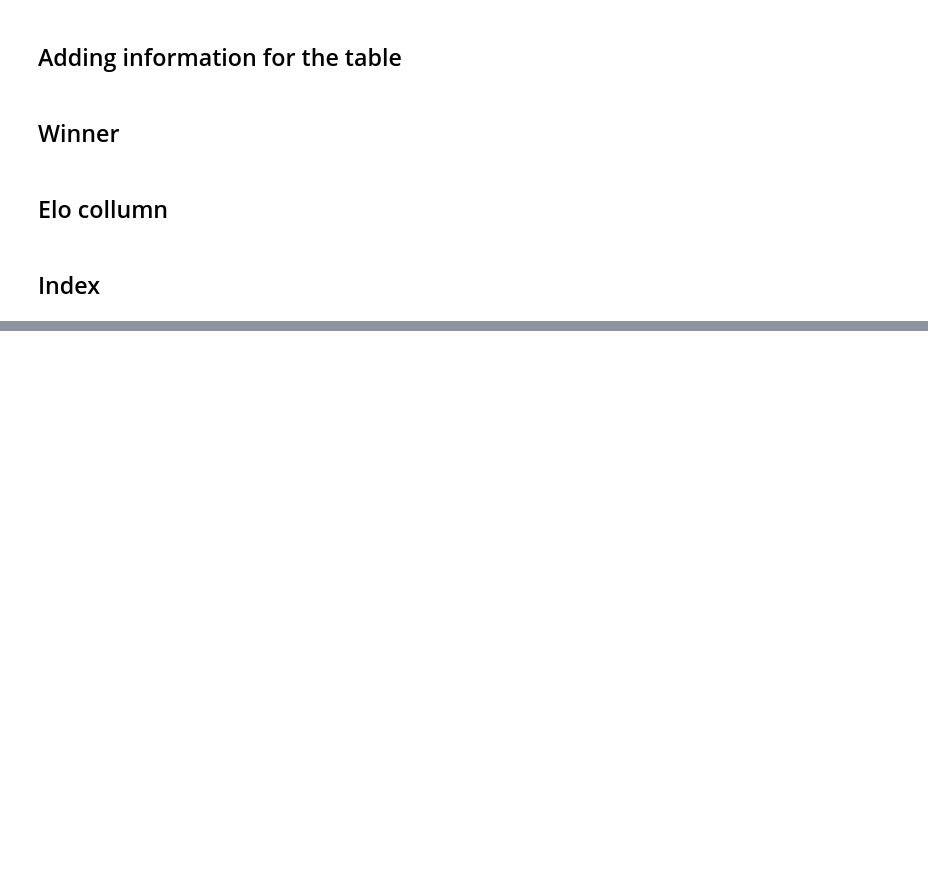
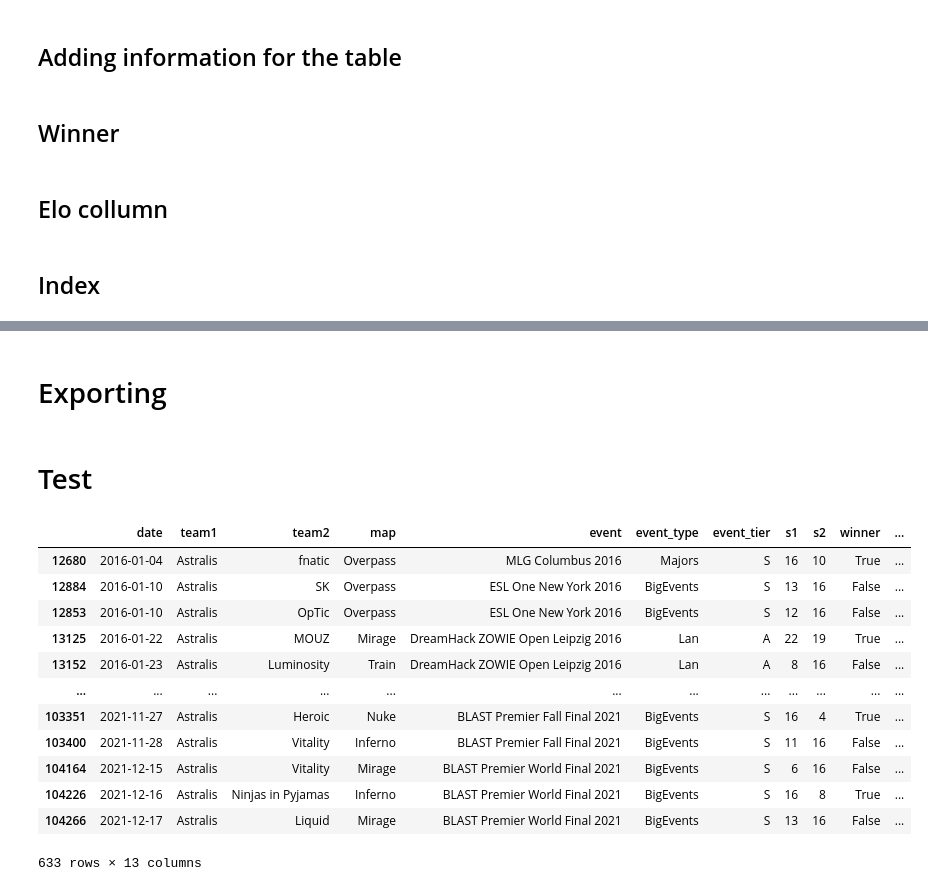
Before and after one commit to Lucascapdeville/Elo_CSGO, a Jupyter notebook: data_cleaning.ipynb, the cells around one changed output, grey strips where cells are left out. Drawn from its saved outputs; the diff is of its cells as text; code cells hidden in the pictures; blank space fills up the shorter version.

```diff
--- a/data_cleaning.ipynb
+++ b/data_cleaning.ipynb
@@ -38,7 +50,9 @@ match_history.loc[match_history['s2'] == "-",'s2'] = 16
 # %% [markdown]
 ### Removing duplicates
 # %%
-match_history.drop_duplicates(subset=match_history.columns.difference(['event_type']),keep='last',inplace=True)
+# priortyze removing Online>Lan>BigEvents>Majors
+match_history.sort_values(by=['event_tier','event_type'],inplace = True)
+match_history.drop_duplicates(subset=(match_history.columns.difference(['event_tier','event_type'])),keep='last',inplace=True)
 # %% [markdown]
 ## Change type
 # %% [markdown]
@@ -89,2 +85,26 @@ match_history.head(20)
+# %%
+match_history.sort_values(by='date',inplace=True)
+# %% [markdown]
+# Exporting
 # %%
 match_history.to_csv('data/matches.csv',sep=';',index=False)
+# %% [markdown]
+# Test
+# %%
+astralis = match_history.query('team1 == "Astralis"')
+# %%
+astralis
+# %% [output]
+|  | date | team1 | team2 | map | event | event_type | event_tier | s1 | s2 | winner | ... |
+| 12680 | 2016-01-04 | Astralis | fnatic | Overpass | MLG Columbus 2016 | Majors | S | 16 | 10 | True | ... |
+| 12884 | 2016-01-10 | Astralis | SK | Overpass | ESL One New York 2016 | BigEvents | S | 13 | 16 | False | ... |
+| 12853 | 2016-01-10 | Astralis | OpTic | Overpass | ESL One New York 2016 | BigEvents | S | 12 | 16 | False | ... |
+| 13125 | 2016-01-22 | Astralis | MOUZ | Mirage | DreamHack ZOWIE Open Leipzig 2016 | Lan | A | 22 | 19 | True | ... |
+| 13152 | 2016-01-23 | Astralis | Luminosity | Train | DreamHack ZOWIE Open Leipzig 2016 | Lan | A | 8 | 16 | False | ... |
+| ... | ... | ... | ... | ... | ... | ... | ... | ... | ... | ... | ... |
+| 103351 | 2021-11-27 | Astralis | Heroic | Nuke | BLAST Premier Fall Final 2021 | BigEvents | S | 16 | 4 | True | ... |
+| 103400 | 2021-11-28 | Astralis | Vitality | Inferno | BLAST Premier Fall Final 2021 | BigEvents | S | 11 | 16 | False | ... |
+| 104164 | 2021-12-15 | Astralis | Vitality | Mirage | BLAST Premier World Final 2021 | BigEvents | S | 6 | 16 | False | ... |
+| 104226 | 2021-12-16 | Astralis | Ninjas in Pyjamas | Inferno | BLAST Premier World Final 2021 | BigEvents | S | 16 | 8 | True | ... |
+| 104266 | 2021-12-17 | Astralis | Liquid | Mirage | BLAST Premier World Final 2021 | BigEvents | S | 13 | 16 | False | ... |
+633 rows × 13 columns
```
Also changed, not shown: parts of 4 cells of this notebook, 4 other files.
